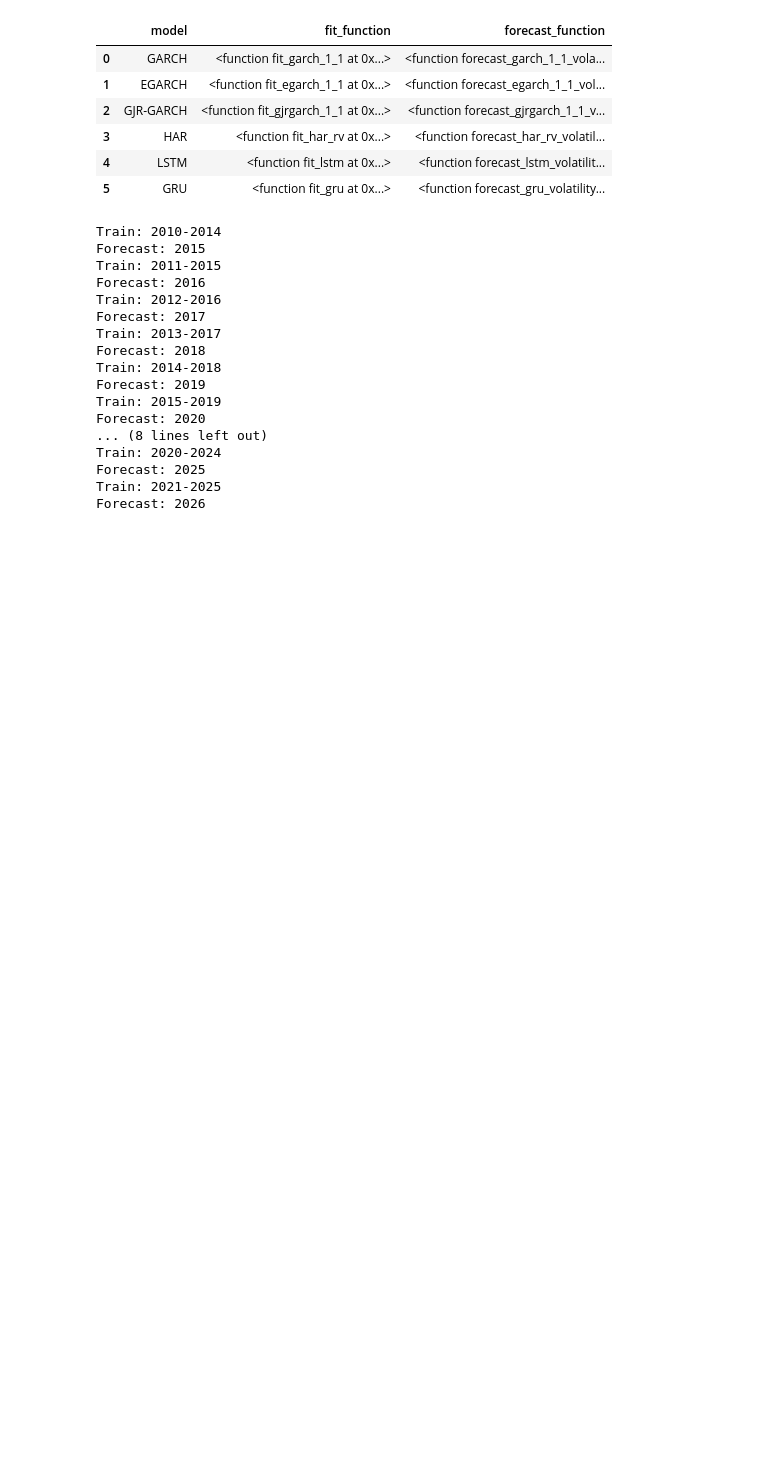
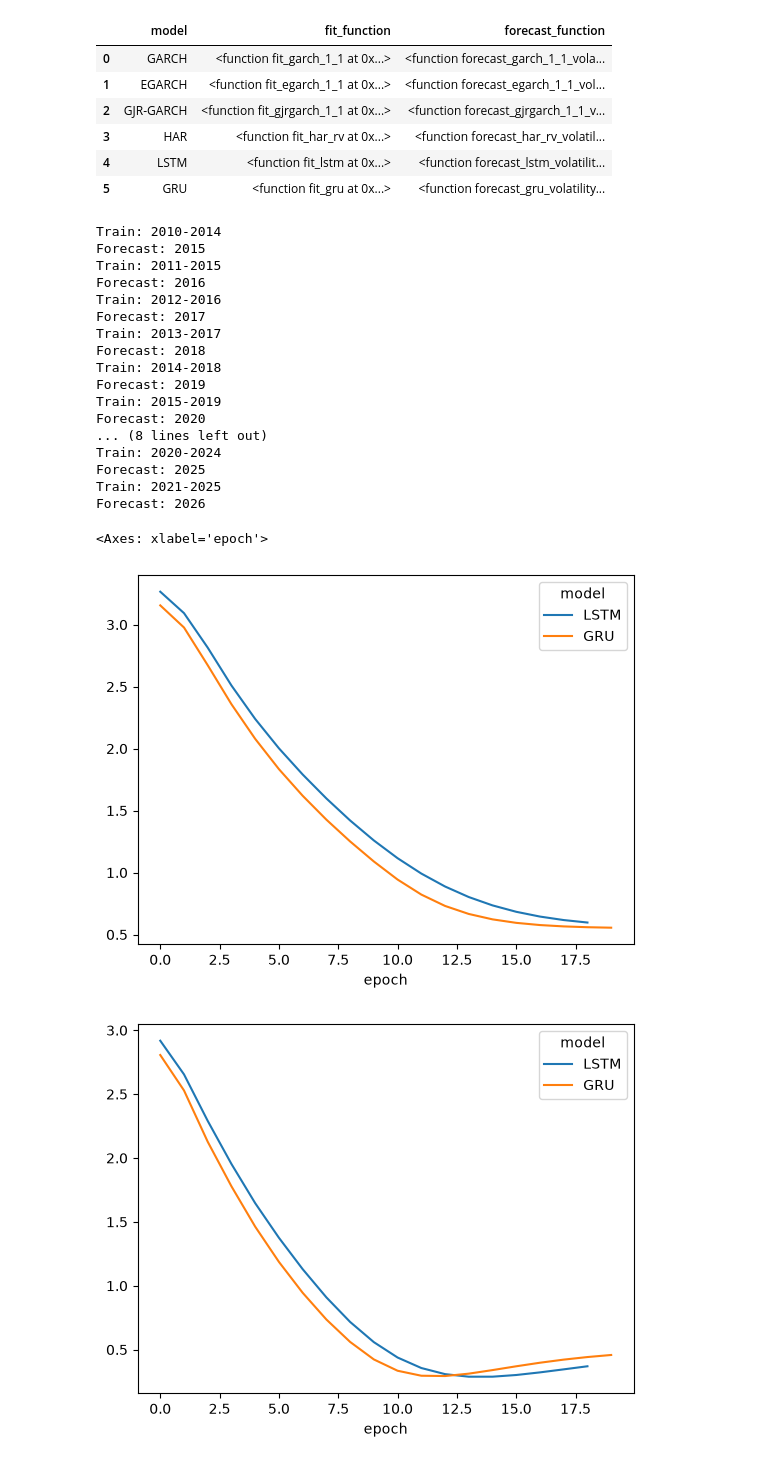
Before and after one commit to nemethbandi/Szakdolgozat, a Jupyter notebook: Kódbázis/notebooks/main.ipynb, the cells around one changed output. Saved outputs shown, nothing was run; the diff lists cells and outputs as text; code cells hidden in the pictures; blank space fills up the shorter version.

```diff
--- a/Kódbázis/notebooks/main.ipynb
+++ b/Kódbázis/notebooks/main.ipynb
@@ -71,4 +71,4 @@ Forecast: 2026
 # %%
 save_data_to_csv(data, "../data/QQQ_data.csv")
 # %%
-data
+data = pd.read_csv("../data/QQQ_data.csv")
@@ -178,7 +170,7 @@ sys.path.append("../src")
 # %%
 from training import train_models
 # %%
-result = train_models(data)
+result, loss_df = train_models(data)
 # %% [output]
 Train: 2010-2014
 Forecast: 2015
@@ -197,4 +189,13 @@ Train: 2020-2024
 Forecast: 2025
 Train: 2021-2025
 Forecast: 2026
+# %%
+pivoted = loss_df.pivot(index="epoch", columns=["train_start", "model"], values=["train_loss", "validation_loss"])
+# %%
+np.log(pivoted["train_loss"][2018]).plot()
+np.log(pivoted["validation_loss"][2018]).plot()
+# %% [output]
+<Axes: xlabel='epoch'>
+[figure, added]
+[figure, added]
 # %%
```
Also changed, not shown: parts of 5 cells of this notebook, 3 other files.
